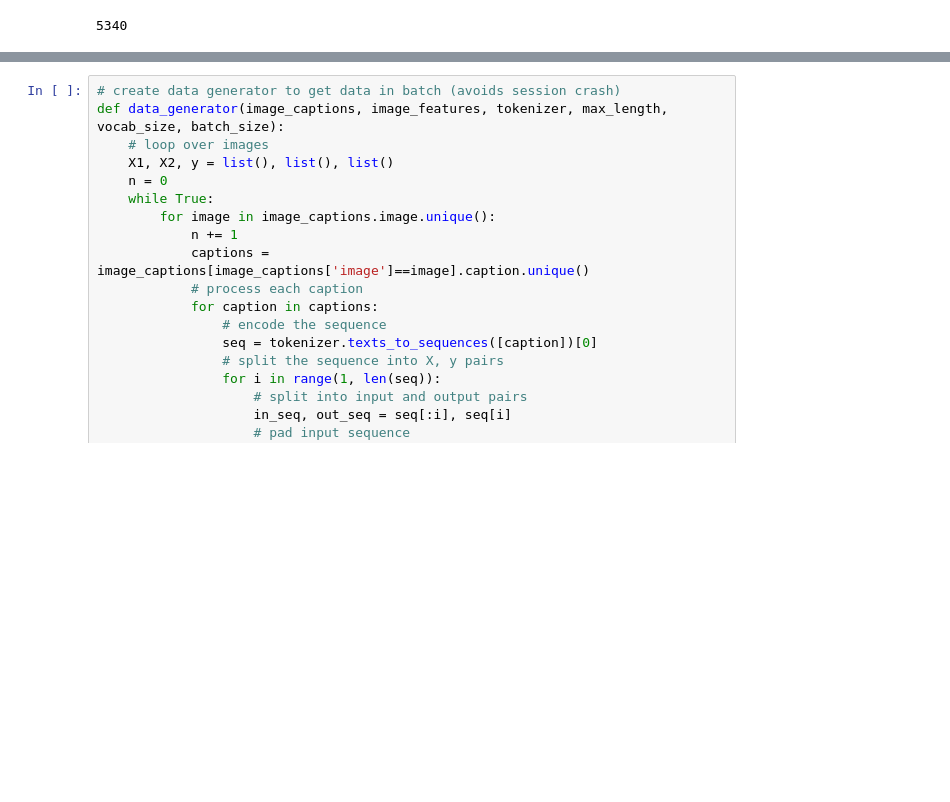
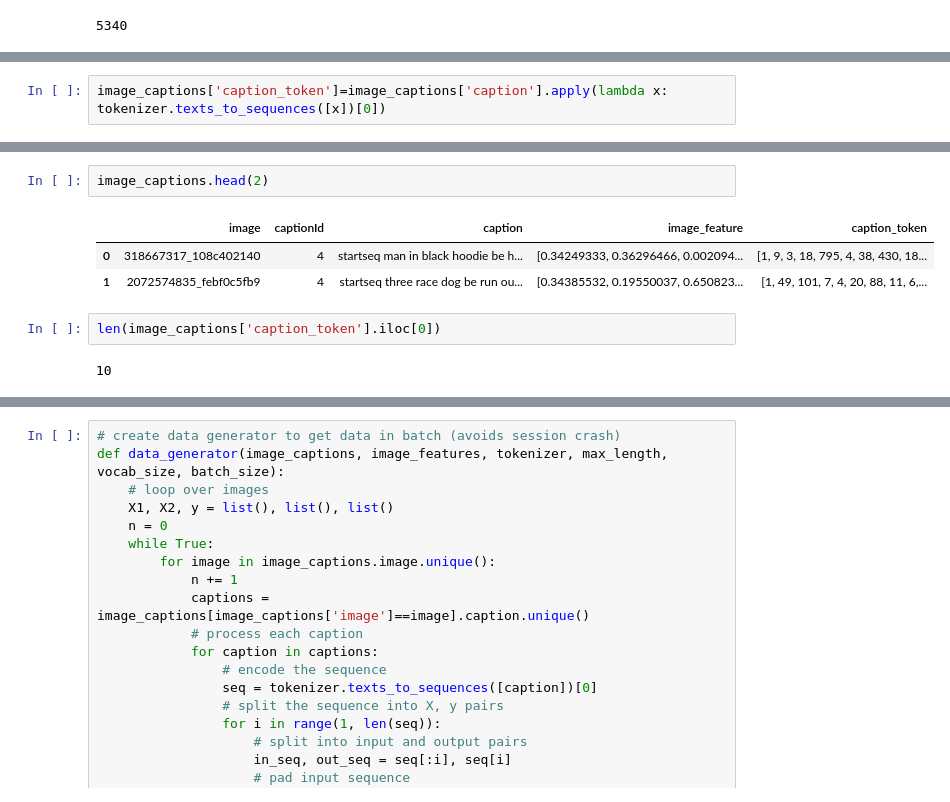
Before and after one commit to sourav-raj/image-caption-generation, a Jupyter notebook: image_caption_generator.ipynb, the cells around one changed output, grey strips where cells are left out. Cells and saved outputs as stored; diff of their text form; blank space fills up the shorter version.

```diff
--- a/image_caption_generator.ipynb
+++ b/image_caption_generator.ipynb
@@ -195,0 +207,2 @@ max_len_caption
+# %%
+image_captions['caption_token']=image_captions['caption'].apply(lambda x: tokenizer.texts_to_sequences([x])[0])
@@ -196,3 +213,13 @@ max_len_caption
+# %%
+image_captions.head(2)
+# %% [output]
+|  | image | captionId | caption | image_feature | caption_token |
+| 0 | 318667317_108c402140 | 4 | startseq man in black hoodie be h... | [0.34249333, 0.36296466, 0.002094... | [1, 9, 3, 18, 795, 4, 38, 430, 18... |
+| 1 | 2072574835_febf0c5fb9 | 4 | startseq three race dog be run ou... | [0.34385532, 0.19550037, 0.650823... | [1, 49, 101, 7, 4, 20, 88, 11, 6,... |
+# %%
+len(image_captions['caption_token'].iloc[0])
+# %% [output]
+10
 # %%
 image_names = image_captions['image'].unique()
 index = int(len(image_names) * 0.80)
```
Also changed, not shown: parts of 26 cells of this notebook.
